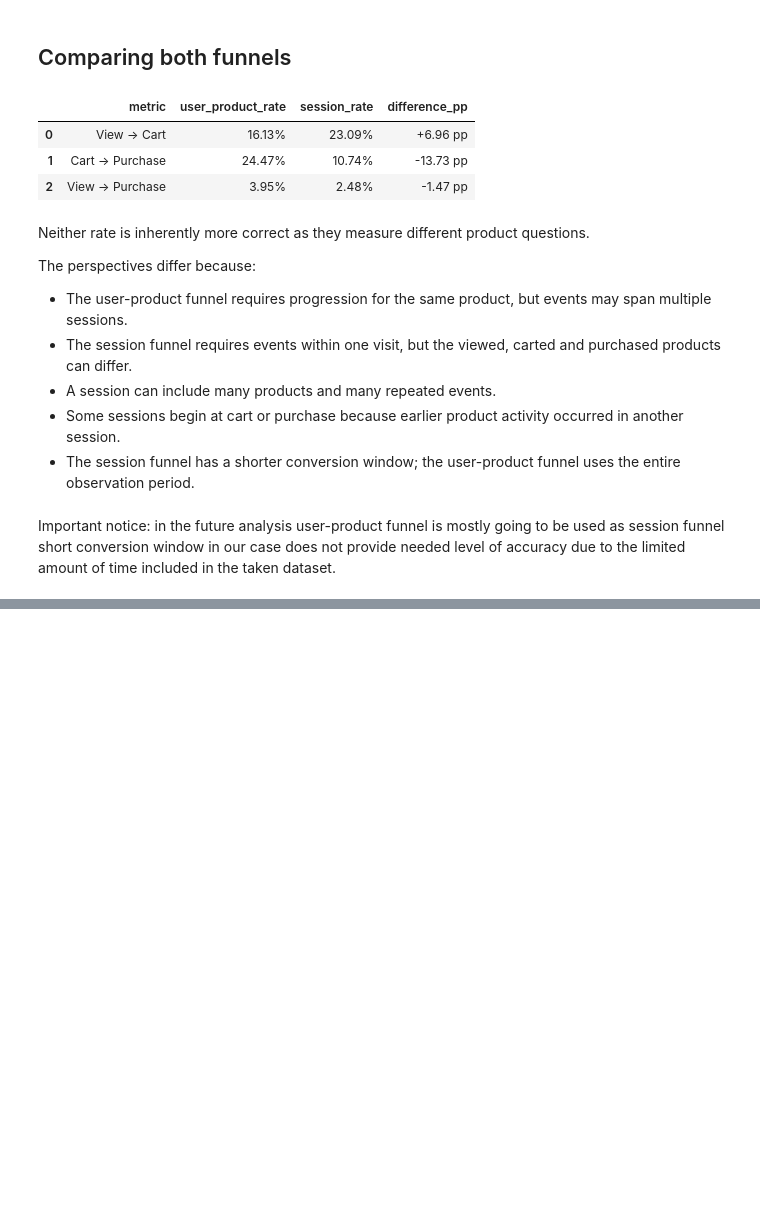
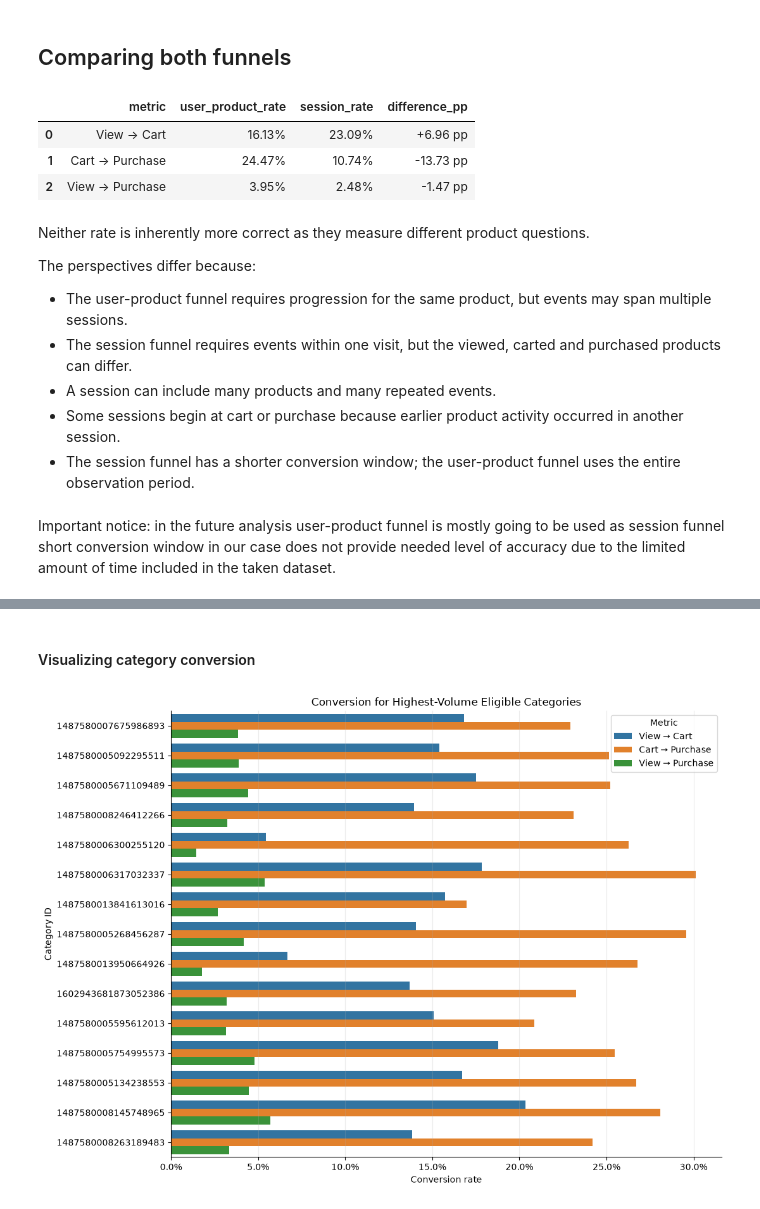
Before and after one commit to moriyuko/ecommerce-product-analysis, a Jupyter notebook: notebook.ipynb, the cells around one changed output, grey strips where cells are left out. Cells and saved outputs as stored; diff of their text form; code cells hidden in the pictures; blank space fills up the shorter version.

```diff
--- a/notebook.ipynb
+++ b/notebook.ipynb
@@ -1181,0 +1483,13 @@ Important notice: in the future analysis user-product funnel is mostly going to
+# %%
+category_conversion_all = calculate_segment_conversion(
+    characteristic_funnel,
+    "view_category_id",
+)
+
+display(
+    category_conversion_all[
+        ["viewed_pairs", "carted_pairs"]
+    ].describe(
+        percentiles=[0.50, 0.75, 0.90, 0.95]
+    )
+)
@@ -1181,0 +1562,50 @@ Important notice: in the future analysis user-product funnel is mostly going to
+# %% [markdown]
+#### Visualizing category conversion
+# %%
+category_conversion_long = category_conversion.melt(
+    id_vars=["category_label", "viewed_pairs"],
+    value_vars=[
+        "view_to_cart",
+        "cart_to_purchase",
+        "view_to_purchase",
+    ],
+    var_name="metric",
+    value_name="conversion_rate",
+)
+
+category_conversion_long["metric"] = (
+    category_conversion_long["metric"]
+    .map(PRICE_METRIC_LABELS)
+)
+
+category_order = (
+    category_conversion
+    .sort_values("viewed_pairs", ascending=False)
+    ["category_label"]
+)
+
+fig, ax = plt.subplots(figsize=(11, 8))
+
+sns.barplot(
+    data=category_conversion_long,
+    y="category_label",
+    x="conversion_rate",
+    hue="metric",
+    order=category_order,
+    ax=ax,
+)
+
+ax.set_title(
+    "Conversion for Highest-Volume Eligible Categories"
+)
+ax.set_xlabel("Conversion rate")
+ax.set_ylabel("Category ID")
+ax.xaxis.set_major_formatter(PercentFormatter(1))
+ax.grid(axis="x", alpha=0.25)
+ax.legend(title="Metric")
+
+sns.despine()
+plt.tight_layout()
+plt.show()
+# %% [output]
+[figure, added]
```
Also changed, not shown: parts of 24 cells of this notebook.
